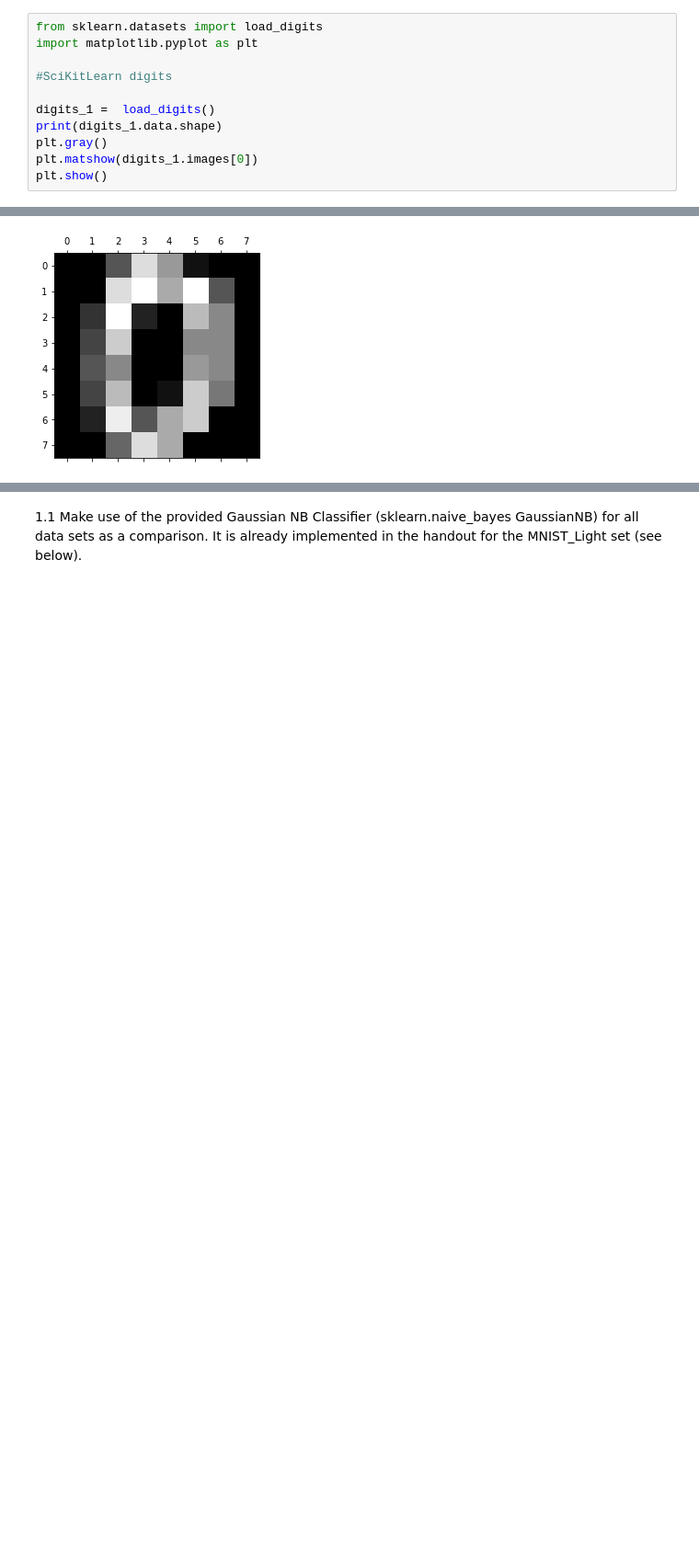
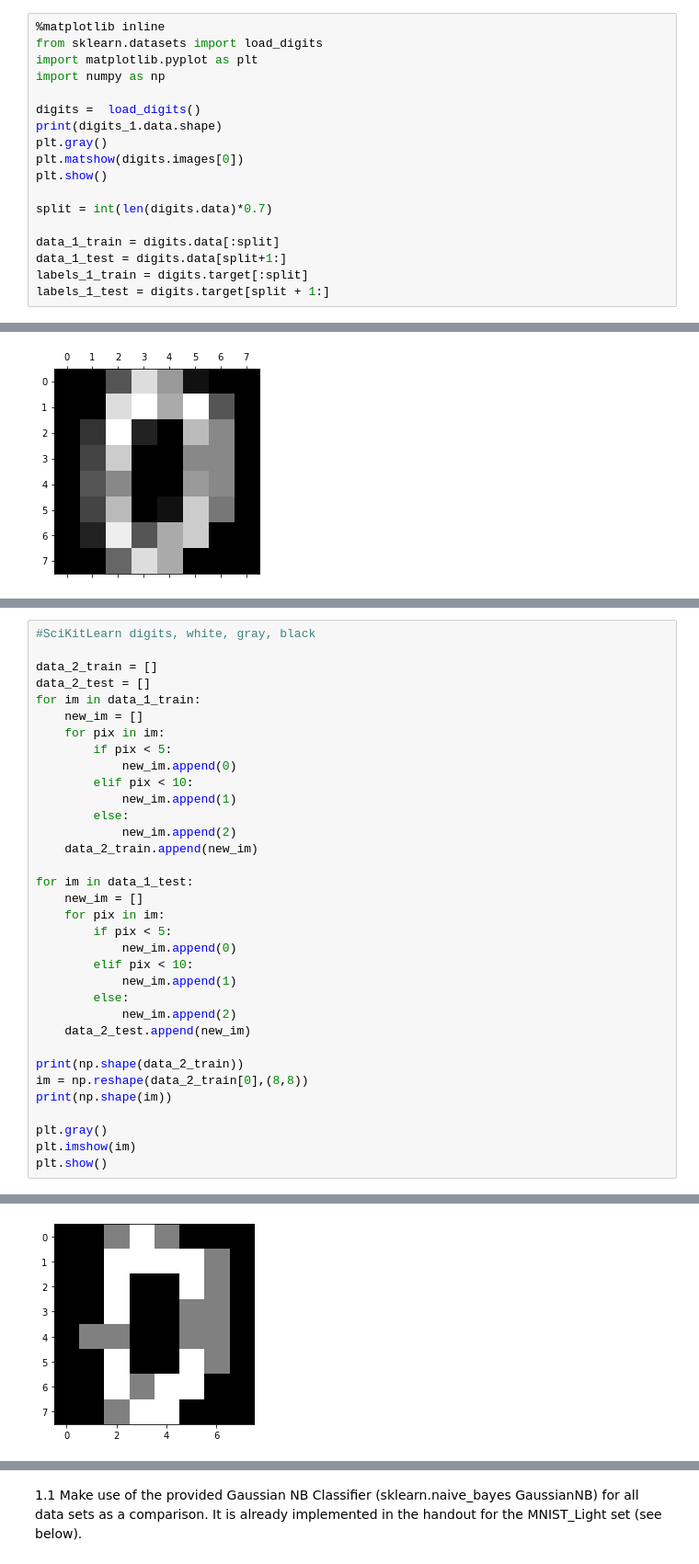
Before and after one commit to samuellundberg/EDAN95, a Jupyter notebook: lab5/lab5.ipynb, the cells around one changed output, grey strips where cells are left out. Shown at 92% size. Cells and saved outputs as stored; diff of their text form; blank space fills up the shorter version.

```diff
--- a/lab5/lab5.ipynb
+++ b/lab5/lab5.ipynb
@@ -43,14 +45,21 @@ Load and plot the three different data sets
 # %%
+%matplotlib inline
 from sklearn.datasets import load_digits
 import matplotlib.pyplot as plt
+import numpy as np
 
-#SciKitLearn digits
-
-digits_1 =  load_digits()
+digits =  load_digits()
 print(digits_1.data.shape)
 plt.gray()
-plt.matshow(digits_1.images[0])
+plt.matshow(digits.images[0])
 plt.show()
+
+split = int(len(digits.data)*0.7)
+
+data_1_train = digits.data[:split]
+data_1_test = digits.data[split+1:]
+labels_1_train = digits.target[:split]
+labels_1_test = digits.target[split + 1:]
 # %% [output]
 (1797, 64)
 <Figure size 432x288 with 0 Axes>
@@ -57,0 +71,35 @@ plt.show()
+# %%
+#SciKitLearn digits, white, gray, black
+
+data_2_train = []
+data_2_test = []
+for im in data_1_train:
+    new_im = []
+    for pix in im:
+        if pix < 5:
+            new_im.append(0)
+        elif pix < 10:
+            new_im.append(1)
+        else:
+            new_im.append(2)
+    data_2_train.append(new_im)
+
+for im in data_1_test:
+    new_im = []
+    for pix in im:
+        if pix < 5:
+            new_im.append(0)
+        elif pix < 10:
+            new_im.append(1)
+        else:
+            new_im.append(2)
+    data_2_test.append(new_im)
+
+print(np.shape(data_2_train))
+im = np.reshape(data_2_train[0],(8,8))
+print(np.shape(im))
+
+plt.gray()
+plt.imshow(im)
+plt.show()
+# %% [output]
@@ -57,0 +108 @@ plt.show()
+[figure, added]
```
Also changed, not shown: parts of 15 cells of this notebook, 6 other files.
